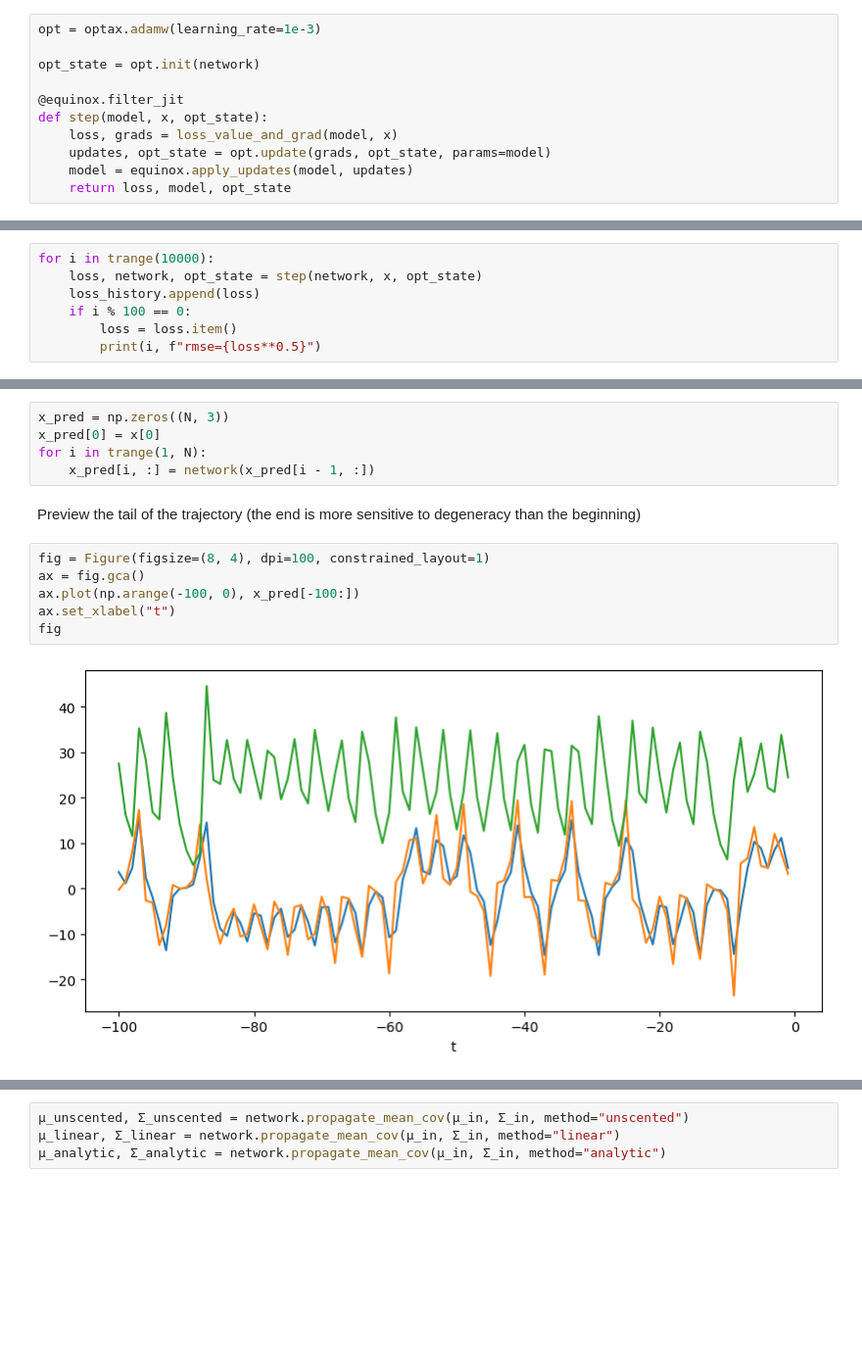
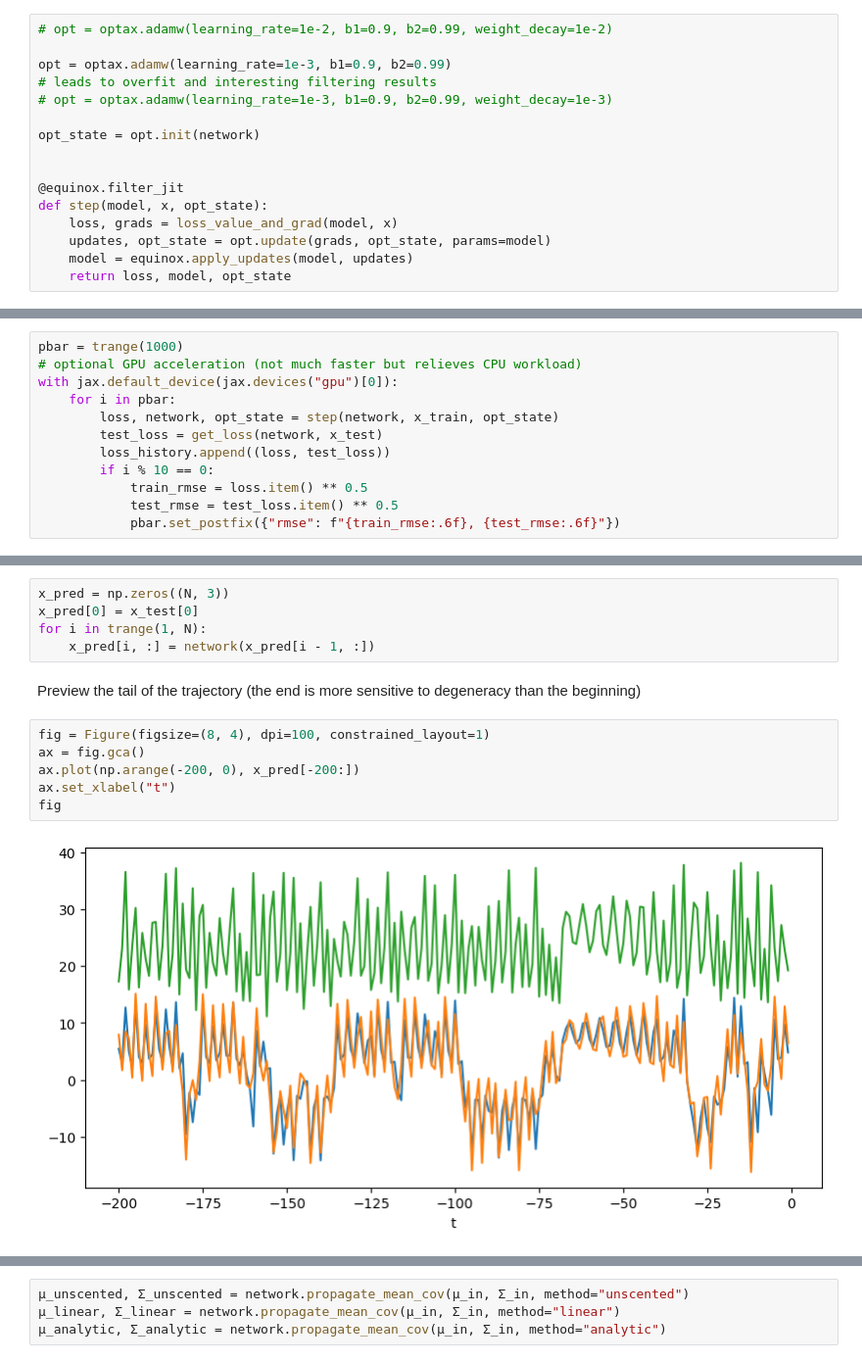
Before and after one commit to simontheflutist/neural-network-kalman, a Jupyter notebook: lorenz-sde-sysid.ipynb, the cells around one changed output, grey strips where cells are left out. Shown at 98% size. Cells and saved outputs as stored; diff of their text form; blank space fills up the shorter version.

```diff
--- a/lorenz-sde-sysid.ipynb
+++ b/lorenz-sde-sysid.ipynb
@@ -133,9 +156,14 @@ loss_value_and_grad = equinox.filter_value_and_grad(loss)
 # %% [markdown]
 AdamW optimizer with lightly hand-tuned training hyperparameters
 # %%
-opt = optax.adamw(learning_rate=1e-3)
+# opt = optax.adamw(learning_rate=1e-2, b1=0.9, b2=0.99, weight_decay=1e-2)
+
+opt = optax.adamw(learning_rate=1e-3, b1=0.9, b2=0.99)
+# leads to overfit and interesting filtering results
+# opt = optax.adamw(learning_rate=1e-3, b1=0.9, b2=0.99, weight_decay=1e-3)
 
 opt_state = opt.init(network)
+
 
 @equinox.filter_jit
 def step(model, x, opt_state):
@@ -145,10 +173,3 @@ def step(model, x, opt_state):
     return loss, model, opt_state
 # %%
 loss_history = []
-# %%
-for i in trange(10000):
-    loss, network, opt_state = step(network, x, opt_state)
-    loss_history.append(loss)
-    if i % 100 == 0:
-        loss = loss.item()
-        print(i, f"rmse={loss**0.5}")
@@ -173,3 +178,15 @@ for i in trange(10000):
+# %%
+pbar = trange(1000)
+# optional GPU acceleration (not much faster but relieves CPU workload)
+with jax.default_device(jax.devices("gpu")[0]):
+    for i in pbar:
+        loss, network, opt_state = step(network, x_train, opt_state)
+        test_loss = get_loss(network, x_test)
+        loss_history.append((loss, test_loss))
+        if i % 10 == 0:
+            train_rmse = loss.item() ** 0.5
+            test_rmse = test_loss.item() ** 0.5
+            pbar.set_postfix({"rmse": f"{train_rmse:.6f}, {test_rmse:.6f}"})
 # %%
 fig = Figure(figsize=(5, 2), constrained_layout=1)
 ax = fig.gca()
@@ -193,7 +211,7 @@ Q eigenvalues [0.20695227 1.10486212 1.70307922]
 Predict a sample trajectory
 # %%
 x_pred = np.zeros((N, 3))
-x_pred[0] = x[0]
+x_pred[0] = x_test[0]
 for i in trange(1, N):
     x_pred[i, :] = network(x_pred[i - 1, :])
 # %% [markdown]
@@ -201,9 +219,9 @@ Preview the tail of the trajectory (the end is more sensitive to degeneracy than
 # %%
 fig = Figure(figsize=(8, 4), dpi=100, constrained_layout=1)
 ax = fig.gca()
-ax.plot(np.arange(-100, 0), x_pred[-100:])
+ax.plot(np.arange(-200, 0), x_pred[-200:])
 ax.set_xlabel("t")
 fig
 # %% [output]
-[figure, old version]
+[figure, new version]
 # %% [markdown]
```
Also changed, not shown: parts of 36 cells of this notebook, 8 other files.
